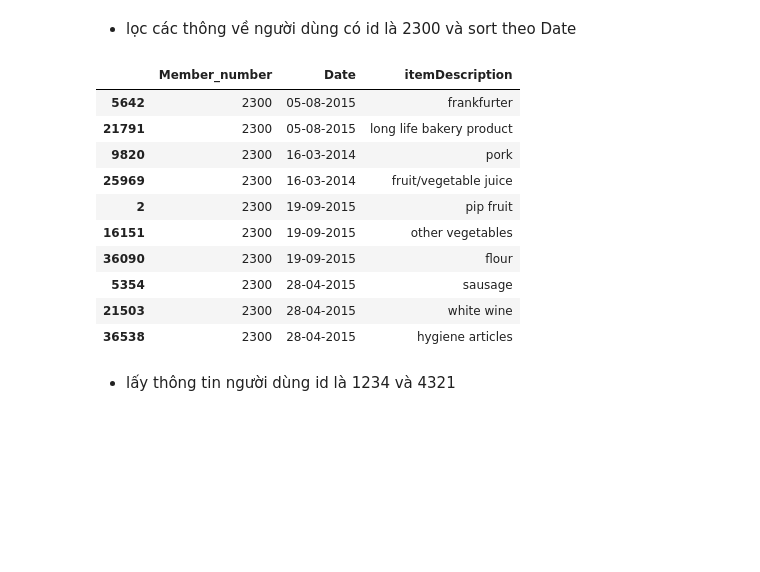
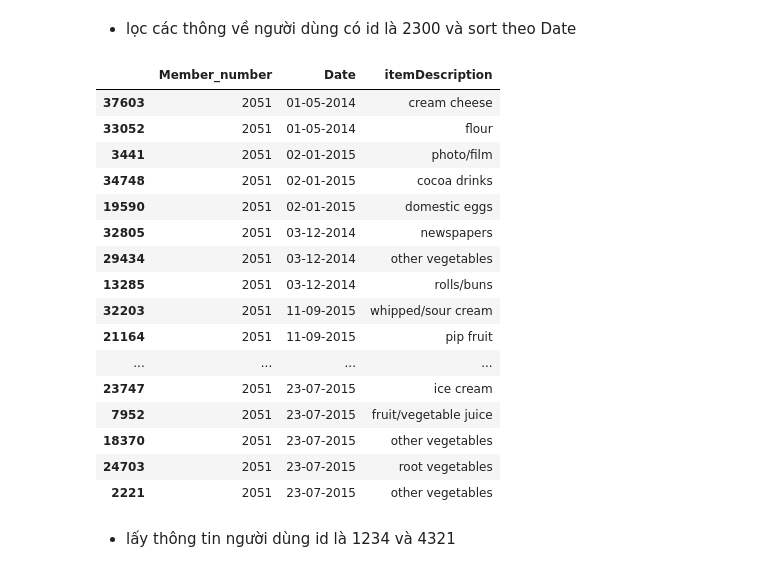
Before and after one commit to tiyeume25112004/Data-mining, a Jupyter notebook: requirements/btl/Untitled.ipynb, the cells around one changed output. Cells and saved outputs as stored; diff of their text form; code cells hidden in the pictures; blank space fills up the shorter version.

```diff
--- a/requirements/btl/Untitled.ipynb
+++ b/requirements/btl/Untitled.ipynb
@@ -53,20 +53,26 @@ dtype: int64
 # %% [markdown]
 - lọc các thông về người dùng có id là 2300 và sort theo Date
 # %%
-user_2300_info = df[df['Member_number']==2300]
+user_2300_info = df[df['Member_number']==2051]
 user_2300_info.sort_values(by='Date')
 # %% [output]
 |  | Member_number | Date | itemDescription |
-| 5642 | 2300 | 05-08-2015 | frankfurter |
-| 21791 | 2300 | 05-08-2015 | long life bakery product |
-| 9820 | 2300 | 16-03-2014 | pork |
-| 25969 | 2300 | 16-03-2014 | fruit/vegetable juice |
-| 2 | 2300 | 19-09-2015 | pip fruit |
-| 16151 | 2300 | 19-09-2015 | other vegetables |
-| 36090 | 2300 | 19-09-2015 | flour |
-| 5354 | 2300 | 28-04-2015 | sausage |
-| 21503 | 2300 | 28-04-2015 | white wine |
-| 36538 | 2300 | 28-04-2015 | hygiene articles |
+| 37603 | 2051 | 01-05-2014 | cream cheese |
+| 33052 | 2051 | 01-05-2014 | flour |
+| 3441 | 2051 | 02-01-2015 | photo/film |
+| 34748 | 2051 | 02-01-2015 | cocoa drinks |
+| 19590 | 2051 | 02-01-2015 | domestic eggs |
+| 32805 | 2051 | 03-12-2014 | newspapers |
+| 29434 | 2051 | 03-12-2014 | other vegetables |
+| 13285 | 2051 | 03-12-2014 | rolls/buns |
+| 32203 | 2051 | 11-09-2015 | whipped/sour cream |
+| 21164 | 2051 | 11-09-2015 | pip fruit |
+| ... | ... | ... | ... |
+| 23747 | 2051 | 23-07-2015 | ice cream |
+| 7952 | 2051 | 23-07-2015 | fruit/vegetable juice |
+| 18370 | 2051 | 23-07-2015 | other vegetables |
+| 24703 | 2051 | 23-07-2015 | root vegetables |
+| 2221 | 2051 | 23-07-2015 | other vegetables |
 # %% [markdown]
 - lấy thông tin người dùng id là 1234 và 4321
 # %%
```
Also changed, not shown: parts of 30 cells of this notebook.
